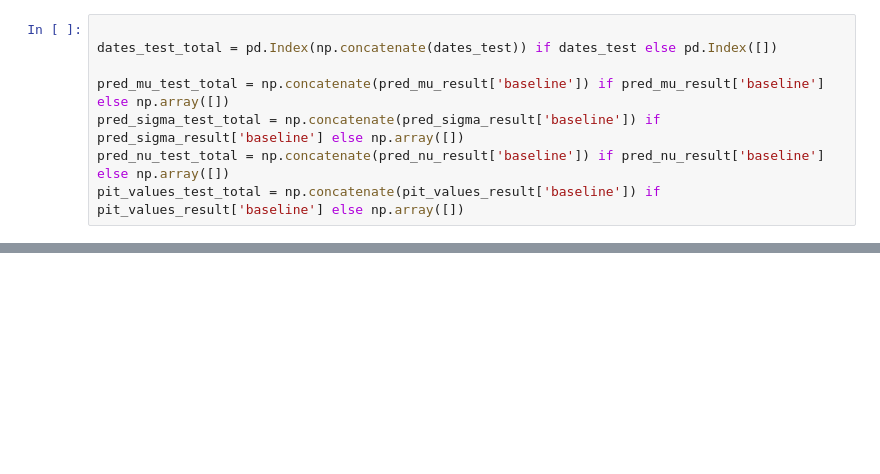
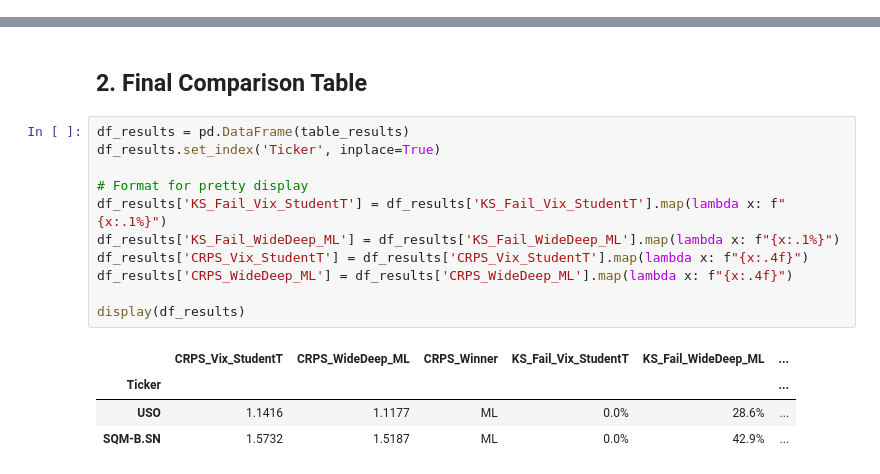
Before and after one commit to amacias-afma/quant-ai-lab, a Jupyter notebook: 02_density_forecasting/notebooks/05_vix_baseline_vs_ml.ipynb, the cells around one changed output, grey strips where cells are left out. Saved outputs shown, nothing was run; the diff lists cells and outputs as text; blank space fills up the shorter version.

```diff
--- a/02_density_forecasting/notebooks/05_vix_baseline_vs_ml.ipynb
+++ b/02_density_forecasting/notebooks/05_vix_baseline_vs_ml.ipynb
@@ -411,8 +68,0 @@ Epoch 100 | NLL Loss: 2.1621
-# %%
-
-dates_test_total = pd.Index(np.concatenate(dates_test)) if dates_test else pd.Index([])
-
-pred_mu_test_total = np.concatenate(pred_mu_result['baseline']) if pred_mu_result['baseline'] else np.array([])
-pred_sigma_test_total = np.concatenate(pred_sigma_result['baseline']) if pred_sigma_result['baseline'] else np.array([])
-pred_nu_test_total = np.concatenate(pred_nu_result['baseline']) if pred_nu_result['baseline'] else np.array([])
-pit_values_test_total = np.concatenate(pit_values_result['baseline']) if pit_values_result['baseline'] else np.array([])
@@ -473,0 +327,18 @@ True Failure Rate:        50.0%
+# %% [markdown]
+## 2. Final Comparison Table
+# %%
+df_results = pd.DataFrame(table_results)
+df_results.set_index('Ticker', inplace=True)
+
+# Format for pretty display
+df_results['KS_Fail_Vix_StudentT'] = df_results['KS_Fail_Vix_StudentT'].map(lambda x: f"{x:.1%}")
+df_results['KS_Fail_WideDeep_ML'] = df_results['KS_Fail_WideDeep_ML'].map(lambda x: f"{x:.1%}")
+df_results['CRPS_Vix_StudentT'] = df_results['CRPS_Vix_StudentT'].map(lambda x: f"{x:.4f}")
+df_results['CRPS_WideDeep_ML'] = df_results['CRPS_WideDeep_ML'].map(lambda x: f"{x:.4f}")
+
+display(df_results)
+# %% [output]
+|  | CRPS_Vix_StudentT | CRPS_WideDeep_ML | CRPS_Winner | KS_Fail_Vix_StudentT | KS_Fail_WideDeep_ML | ... |
+| Ticker |  |  |  |  |  | ... |
+| USO | 1.1416 | 1.1177 | ML | 0.0% | 28.6% | ... |
+| SQM-B.SN | 1.5732 | 1.5187 | ML | 0.0% | 42.9% | ... |
```
Also changed, not shown: parts of 22 cells of this notebook, 46 other files.
